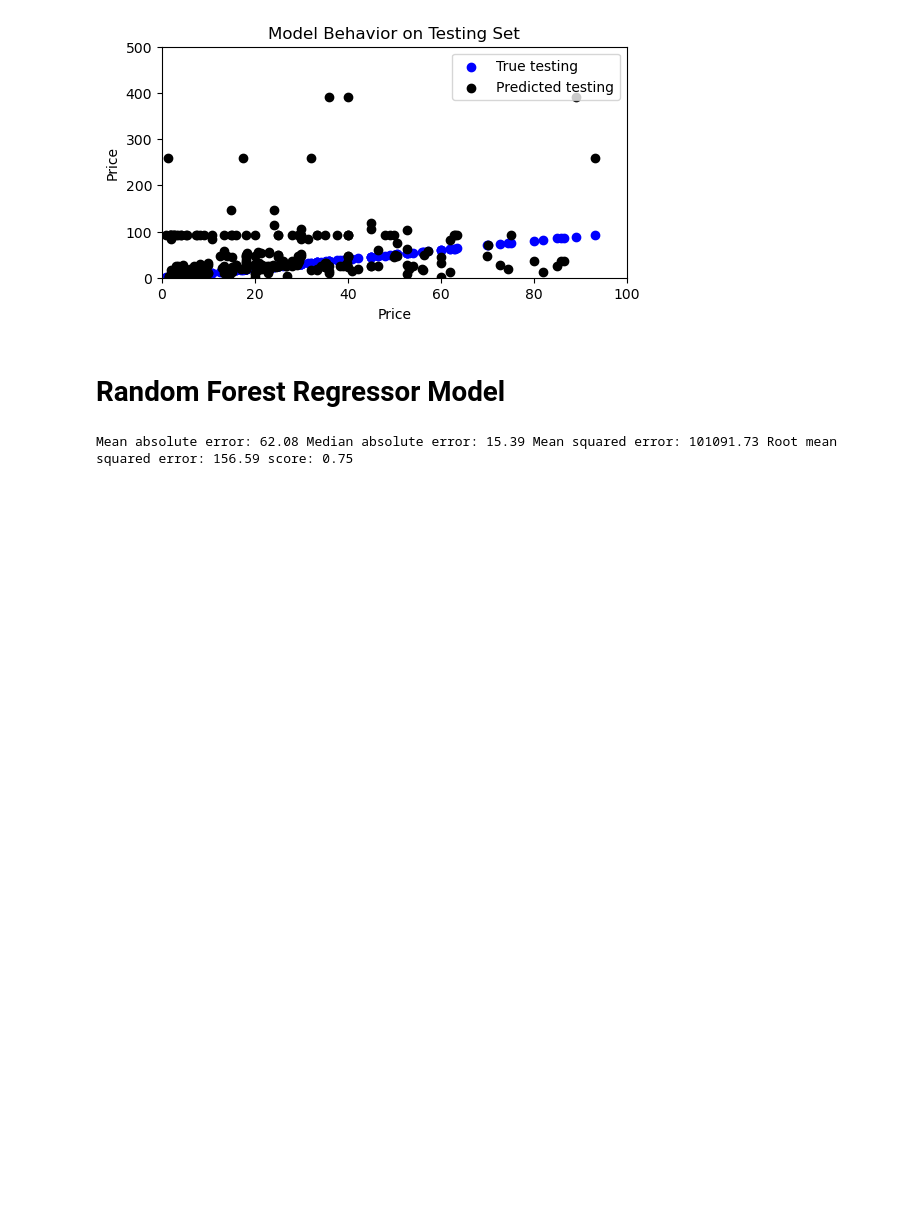
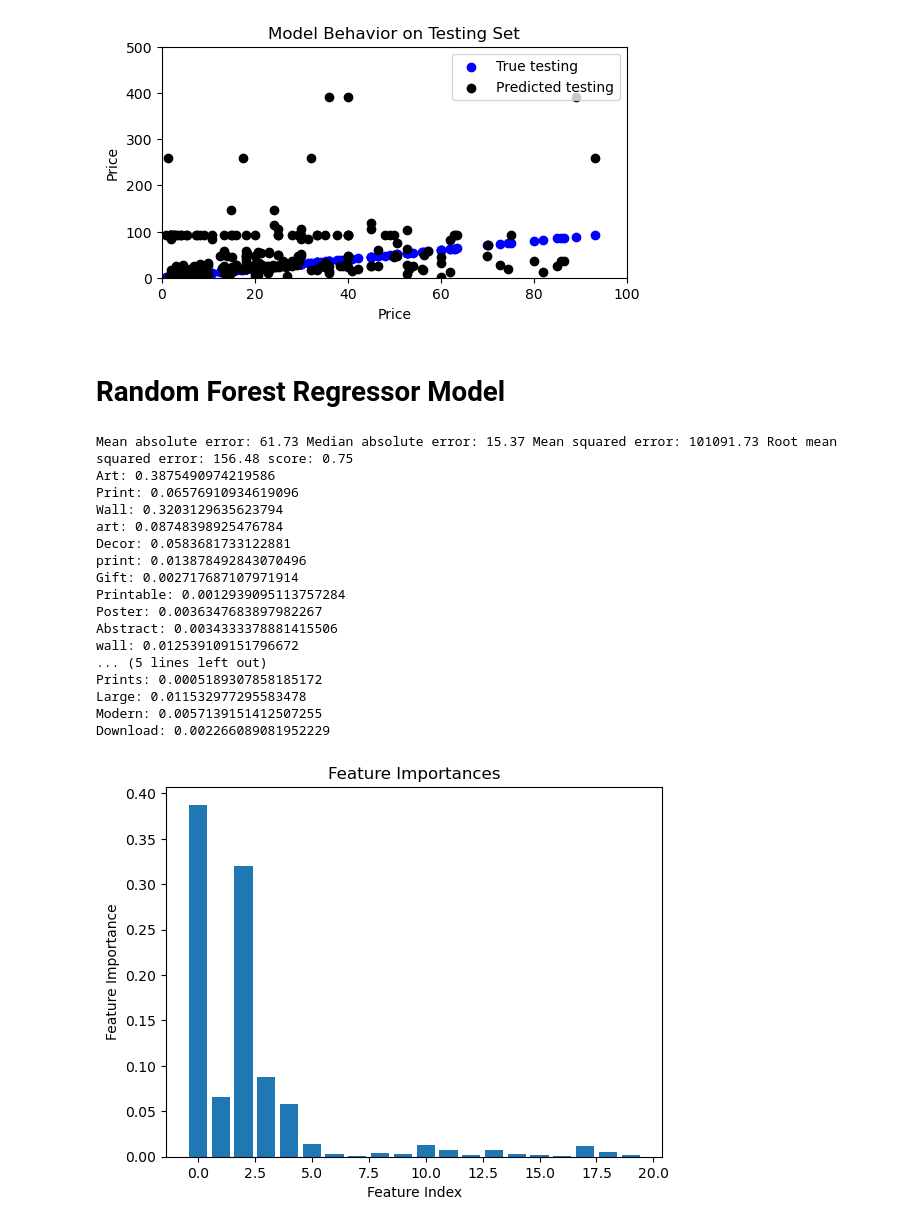
Before and after one commit to evanrootness/EtsyDSProject, a Jupyter notebook: notebooks_models/model_1.ipynb, the cells around one changed output. Drawn from its saved outputs; the diff is of its cells as text; code cells hidden in the pictures; blank space fills up the shorter version.

```diff
--- a/notebooks_models/model_1.ipynb
+++ b/notebooks_models/model_1.ipynb
@@ -125,7 +138,14 @@ score = model.score(xtest, ytest)
 print('Mean absolute error:', round(mae, 2), 'Median absolute error:', round(medae, 2), 'Mean squared error:', round(mse, 2), 'Root mean squared error:', round(rmse, 2), 'score:', round(score, 2))
 
 cv = cross_val_score(linear_model, x_train, y_train, cv=6)
-print(cv)
-print(cv.mean())
+# print(cv)
+print('cv mean:', cv.mean())
+
+# Print the feature importances
+feature_importances = linear_model.coef_
+feature_names = x_train.columns
+
+for name, importance in zip(feature_names, feature_importances):
+    print(f"{name}: {importance}")
 # %% [output]
 Mean absolute error: 143.75 Median absolute error: 94.11 Mean squared error: 101091.73 Root mean squared error: 272.33 score: -0.05
@@ -165,4 +199,12 @@ print('Mean absolute error:', round(mae, 2), 'Median absolute error:', round(med
 # cv = cross_val_score(dt_model, x_train, y_train, cv=6)
 # print(cv)
 # print(cv.mean())
+
+
+# Print the feature importances
+feature_importances = dt_model.feature_importances_
+feature_names = x_train.columns
+
+for name, importance in zip(feature_names, feature_importances):
+    print(f"{name}: {importance}")
 # %% [output]
@@ -188,21 +246,52 @@ plt.ylim(0, 500)
 # %%
 rf_model = RandomForestRegressor()
 rf_model.fit(x_train, y_train)
 y_pred = rf_model.predict(xtest)
 
 mae = mean_absolute_error(ytest, y_pred)
 medae = median_absolute_error(ytest, y_pred)
 rmse = mean_squared_error(ytest, y_pred, squared=False)
 r2 = r2_score(ytest, y_pred)
 score = rf_model.score(xtest, ytest)
 
 print('Mean absolute error:', round(mae, 2), 'Median absolute error:', round(medae, 2), 'Mean squared error:', round(mse, 2), 'Root mean squared error:', round(rmse, 2), 'score:', round(score, 2))
 
 # cv = cross_val_score(rf_model, x_train, y_train, cv=6)
 # print(cv)
 # print(cv.mean())
+
+# Print the feature importances
+feature_importances = rf_model.feature_importances_
+feature_names = x_train.columns
+
+for name, importance in zip(feature_names, feature_importances):
+    print(f"{name}: {importance}")
+
+# Plot feature importances
+plt.bar(range(len(feature_importances)), feature_importances)
+plt.xlabel('Feature Index')
+plt.ylabel('Feature Importance')
+plt.title('Feature Importances')
+plt.show()
 # %% [output]
-Mean absolute error: 62.08 Median absolute error: 15.39 Mean squared error: 101091.73 Root mean squared error: 156.59 score: 0.75
+Mean absolute error: 61.73 Median absolute error: 15.37 Mean squared error: 101091.73 Root mean squared error: 156.48 score: 0.75
+Art: 0.3875490974219586
+Print: 0.06576910934619096
+Wall: 0.3203129635623794
+art: 0.08748398925476784
+Decor: 0.0583681733122881
+print: 0.013878492843070496
+Gift: 0.002717687107971914
+Printable: 0.0012939095113757284
+Poster: 0.0036347683897982267
+Abstract: 0.0034333378881415506
+wall: 0.012539109151796672
+... (5 lines left out)
+Prints: 0.0005189307858185172
+Large: 0.011532977295583478
+Modern: 0.0057139151412507255
+Download: 0.002266089081952229
+[figure, added]
 # %%
 col_name = 'Price'
 
```
Also changed, not shown: parts of 14 cells of this notebook.
